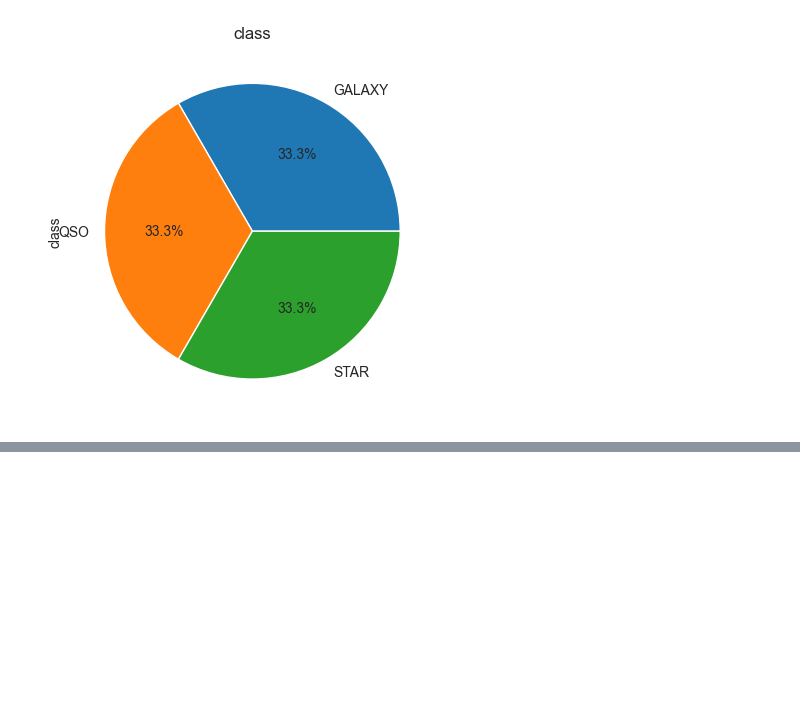
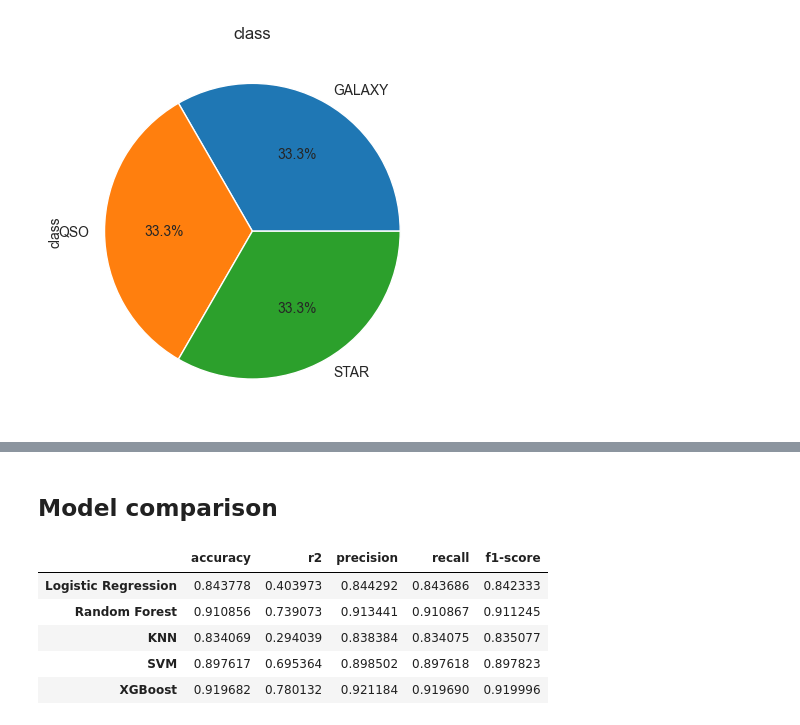
Before and after one commit to Kowalski1024/ml-playground, a Jupyter notebook: stellar_classification.ipynb, the cells around one changed output, grey strips where cells are left out. Drawn from its saved outputs; the diff is of its cells as text; code cells hidden in the pictures; blank space fills up the shorter version.

```diff
--- a/stellar_classification.ipynb
+++ b/stellar_classification.ipynb
@@ -212,0 +400,13 @@ X_train, X_test, y_train, y_test = train_test_split(X, Y, test_size=0.2, random_
+# %% [markdown]
+## Model comparison
+# %%
+df = pd.DataFrame(models).T
+df = df[["accuracy", "r2", "precision", "recall", "f1-score"]]
+df
+# %% [output]
+|  | accuracy | r2 | precision | recall | f1-score |
+| Logistic Regression | 0.843778 | 0.403973 | 0.844292 | 0.843686 | 0.842333 |
+| Random Forest | 0.910856 | 0.739073 | 0.913441 | 0.910867 | 0.911245 |
+| KNN | 0.834069 | 0.294039 | 0.838384 | 0.834075 | 0.835077 |
+| SVM | 0.897617 | 0.695364 | 0.898502 | 0.897618 | 0.897823 |
+| XGBoost | 0.919682 | 0.780132 | 0.921184 | 0.919690 | 0.919996 |
```
Also changed, not shown: parts of 31 cells of this notebook.
